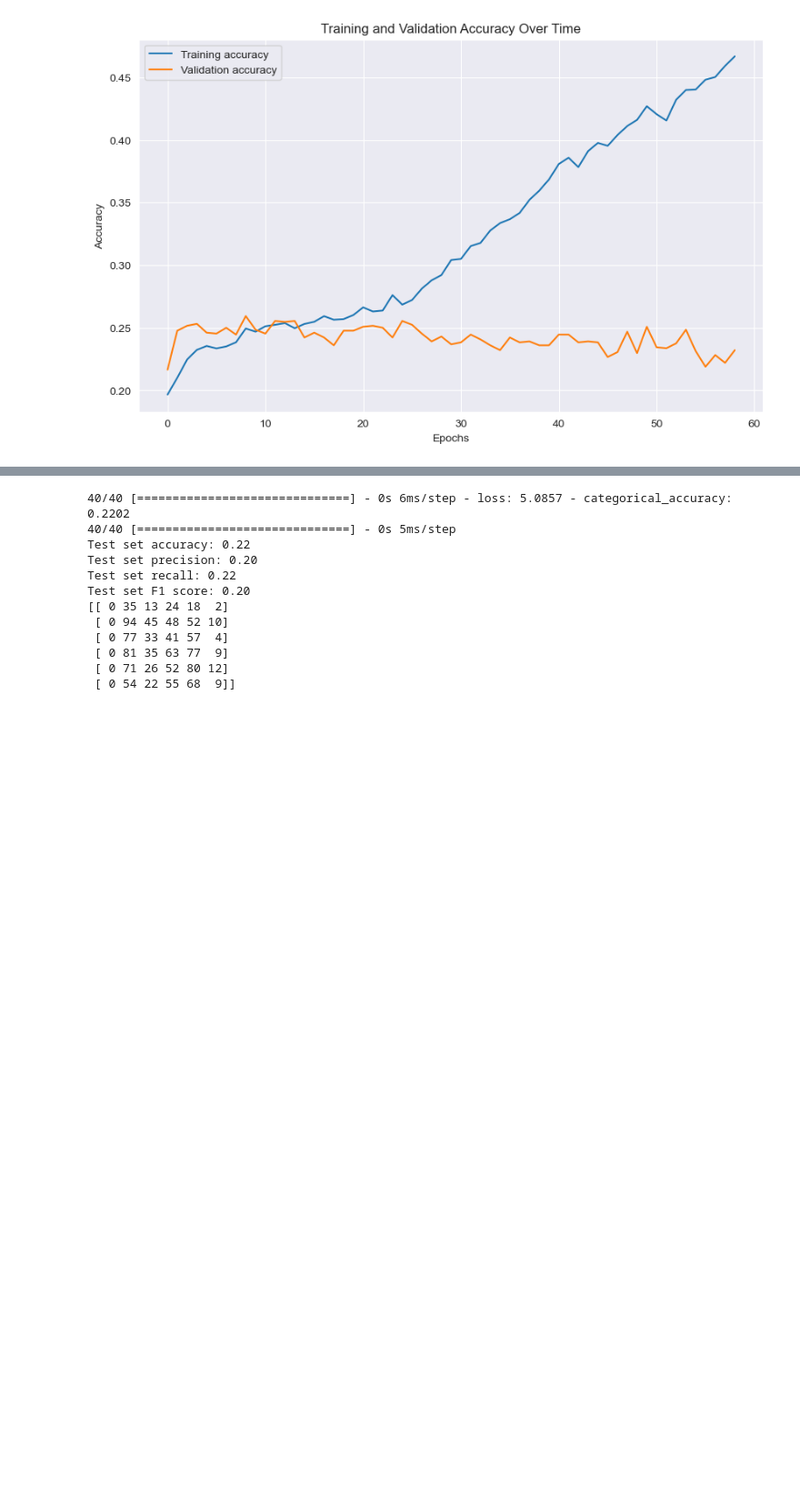
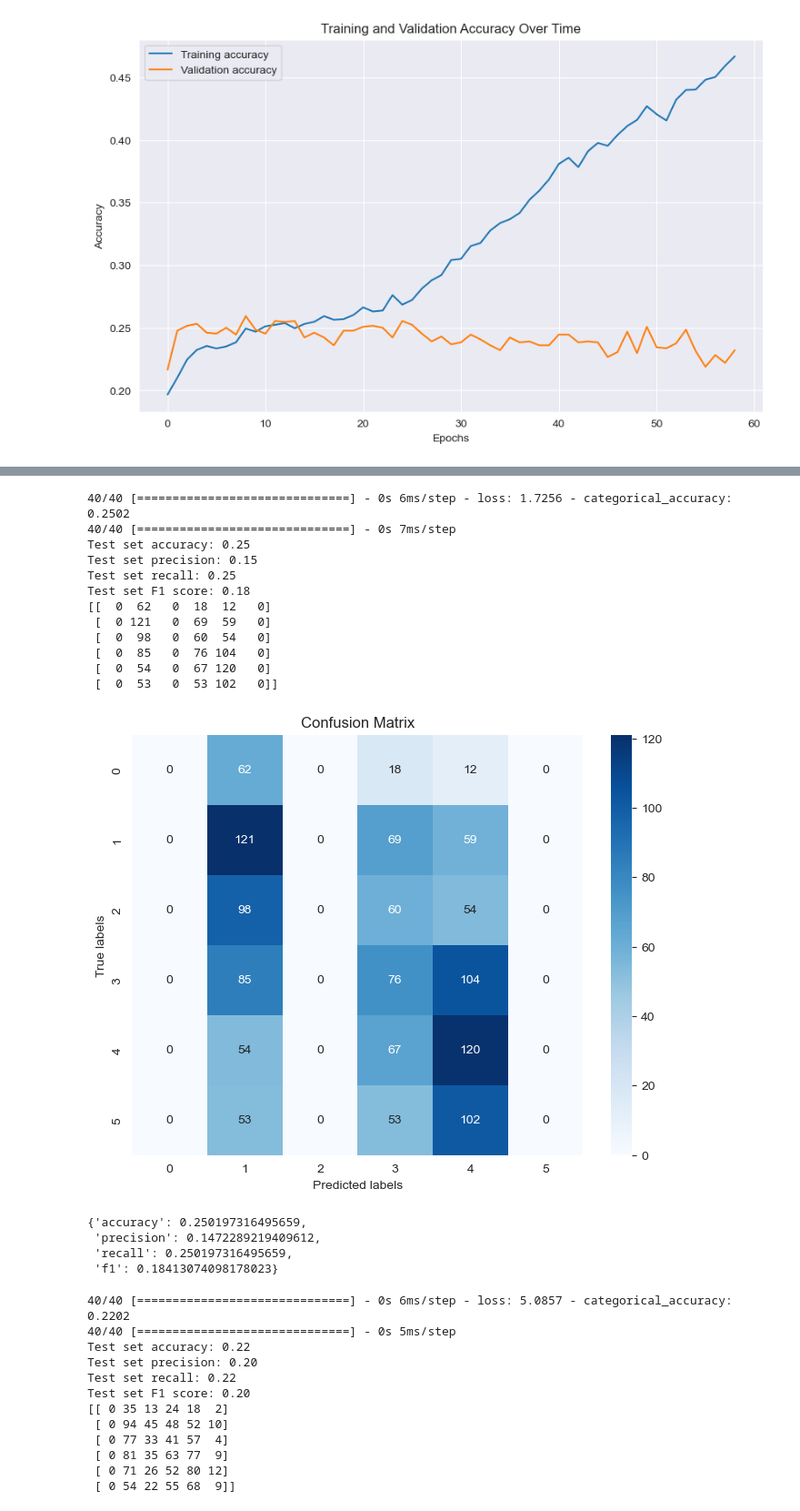
Before and after one commit to f4ths/fyp-fake-news-detection, a Jupyter notebook: ensemble.ipynb, the cells around one changed output, grey strips where cells are left out. Shown at 91% size. Saved outputs shown, nothing was run; the diff lists cells and outputs as text; code cells hidden in the pictures; blank space fills up the shorter version.

Commit message:
COMPARING SAVE BEST MODEL VS LATEST MODEL WEIGHTS FOR POS LR = 0.001 RESULTS FOR POS TESTS

```diff
--- a/ensemble.ipynb
+++ b/ensemble.ipynb
@@ -1076,3 +1076,29 @@ Epoch 62/150
+# %%
+# CONFUSION MATRIX AND PREDICTIONS
+# Load the best model
+best_model_jaccard_pspacy = load_model('best_model_jaccard_pspacy.h5')
+# evaluate
+best_model_jaccard_pspacy.evaluate([X_test_meta_jaccard, X_test_pos_spacy], Y_test)
+best_model_jaccard_pspacy_predictions = best_model_jaccard_pspacy.predict([X_test_meta_jaccard, X_test_pos_spacy])
+plot_matrix(best_model_jaccard_pspacy_predictions)
+# %% [output]
+40/40 [==============================] - 0s 6ms/step - loss: 1.7256 - categorical_accuracy: 0.2502
+40/40 [==============================] - 0s 7ms/step
+Test set accuracy: 0.25
+Test set precision: 0.15
+Test set recall: 0.25
+Test set F1 score: 0.18
+[[  0  62   0  18  12   0]
+ [  0 121   0  69  59   0]
+ [  0  98   0  60  54   0]
+ [  0  85   0  76 104   0]
+ [  0  54   0  67 120   0]
+ [  0  53   0  53 102   0]]
+[figure, added]
+{'accuracy': 0.250197316495659,
+ 'precision': 0.1472289219409612,
+ 'recall': 0.250197316495659,
+ 'f1': 0.18413074098178023}
 # %%
 # evaluate dense_model_jaccard_pcustom and make prediction and plot confusion matrix
 dense_model_jaccard_pspacy.evaluate([X_test_meta_jaccard, X_test_pos_spacy], Y_test)
```
Also changed, not shown: parts of 9 cells of this notebook.
